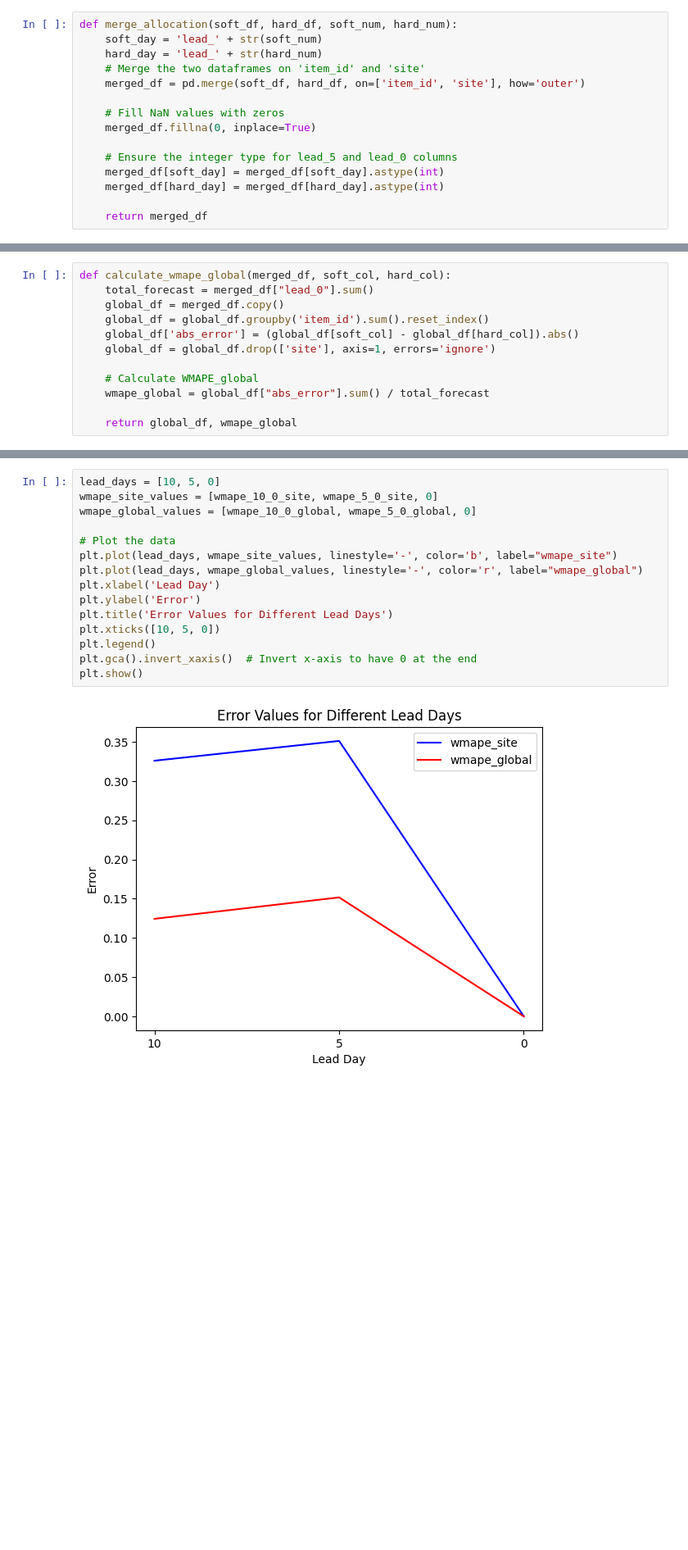
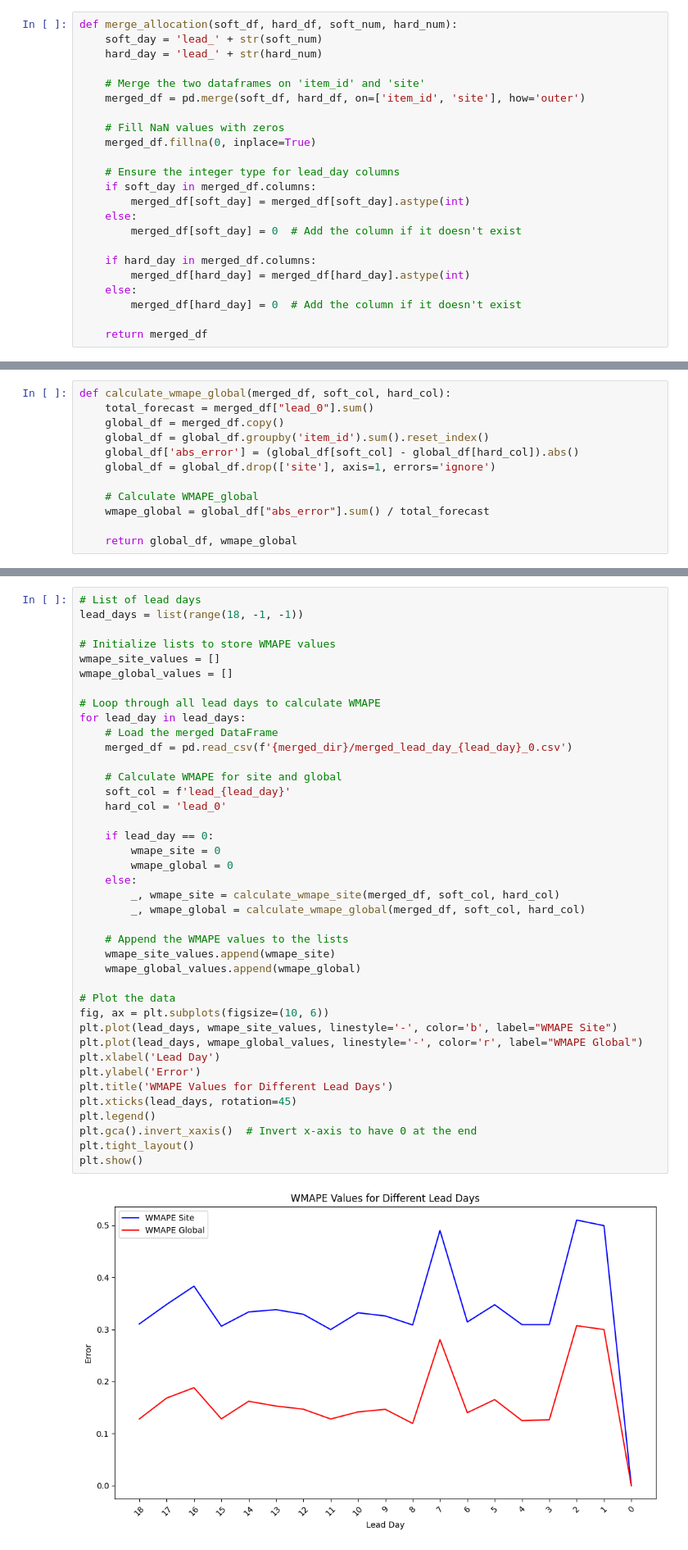
Before and after one commit to SirwaniViren/MSc-Gousto-Project, a Jupyter notebook: initial_framework_v5.ipynb, the cells around one changed output, grey strips where cells are left out. Shown: that part at 82% size. Drawn from its saved outputs; the diff is of its cells as text; blank space fills up the shorter version.

```diff
--- a/initial_framework_v5.ipynb
+++ b/initial_framework_v5.ipynb
@@ -336,14 +332,22 @@ aggregated_0 = aggregate_items(allocation_0, 0)
 def merge_allocation(soft_df, hard_df, soft_num, hard_num):
     soft_day = 'lead_' + str(soft_num)
     hard_day = 'lead_' + str(hard_num)
+
     # Merge the two dataframes on 'item_id' and 'site'
     merged_df = pd.merge(soft_df, hard_df, on=['item_id', 'site'], how='outer')
 
     # Fill NaN values with zeros
     merged_df.fillna(0, inplace=True)
 
-    # Ensure the integer type for lead_5 and lead_0 columns
-    merged_df[soft_day] = merged_df[soft_day].astype(int)
-    merged_df[hard_day] = merged_df[hard_day].astype(int)
+    # Ensure the integer type for lead_day columns
+    if soft_day in merged_df.columns:
+        merged_df[soft_day] = merged_df[soft_day].astype(int)
+    else:
+        merged_df[soft_day] = 0  # Add the column if it doesn't exist
+
+    if hard_day in merged_df.columns:
+        merged_df[hard_day] = merged_df[hard_day].astype(int)
+    else:
+        merged_df[hard_day] = 0  # Add the column if it doesn't exist
 
     return merged_df
@@ -384,17 +408,42 @@ global_5_0_df, wmape_5_0_global = calculate_wmape_global(merged_5_0_df, soft_col
 # %%
-lead_days = [10, 5, 0]
-wmape_site_values = [wmape_10_0_site, wmape_5_0_site, 0]
-wmape_global_values = [wmape_10_0_global, wmape_5_0_global, 0]
+# List of lead days
+lead_days = list(range(18, -1, -1))
+
+# Initialize lists to store WMAPE values
+wmape_site_values = []
+wmape_global_values = []
+
+# Loop through all lead days to calculate WMAPE
+for lead_day in lead_days:
+    # Load the merged DataFrame
+    merged_df = pd.read_csv(f'{merged_dir}/merged_lead_day_{lead_day}_0.csv')
+
+    # Calculate WMAPE for site and global
+    soft_col = f'lead_{lead_day}'
+    hard_col = 'lead_0'
+
+    if lead_day == 0:
+        wmape_site = 0
+        wmape_global = 0
+    else:
+        _, wmape_site = calculate_wmape_site(merged_df, soft_col, hard_col)
+        _, wmape_global = calculate_wmape_global(merged_df, soft_col, hard_col)
+
+    # Append the WMAPE values to the lists
+    wmape_site_values.append(wmape_site)
+    wmape_global_values.append(wmape_global)
 
 # Plot the data
-plt.plot(lead_days, wmape_site_values, linestyle='-', color='b', label="wmape_site")
-plt.plot(lead_days, wmape_global_values, linestyle='-', color='r', label="wmape_global")
+fig, ax = plt.subplots(figsize=(10, 6))
+plt.plot(lead_days, wmape_site_values, linestyle='-', color='b', label="WMAPE Site")
+plt.plot(lead_days, wmape_global_values, linestyle='-', color='r', label="WMAPE Global")
 plt.xlabel('Lead Day')
 plt.ylabel('Error')
-plt.title('Error Values for Different Lead Days')
-plt.xticks([10, 5, 0])
+plt.title('WMAPE Values for Different Lead Days')
+plt.xticks(lead_days, rotation=45)
 plt.legend()
 plt.gca().invert_xaxis()  # Invert x-axis to have 0 at the end
+plt.tight_layout()
 plt.show()
 # %% [output]
-[figure, old version]
+[figure, new version]
```
Also changed, not shown: parts of 5 cells of this notebook, 19 other files.
